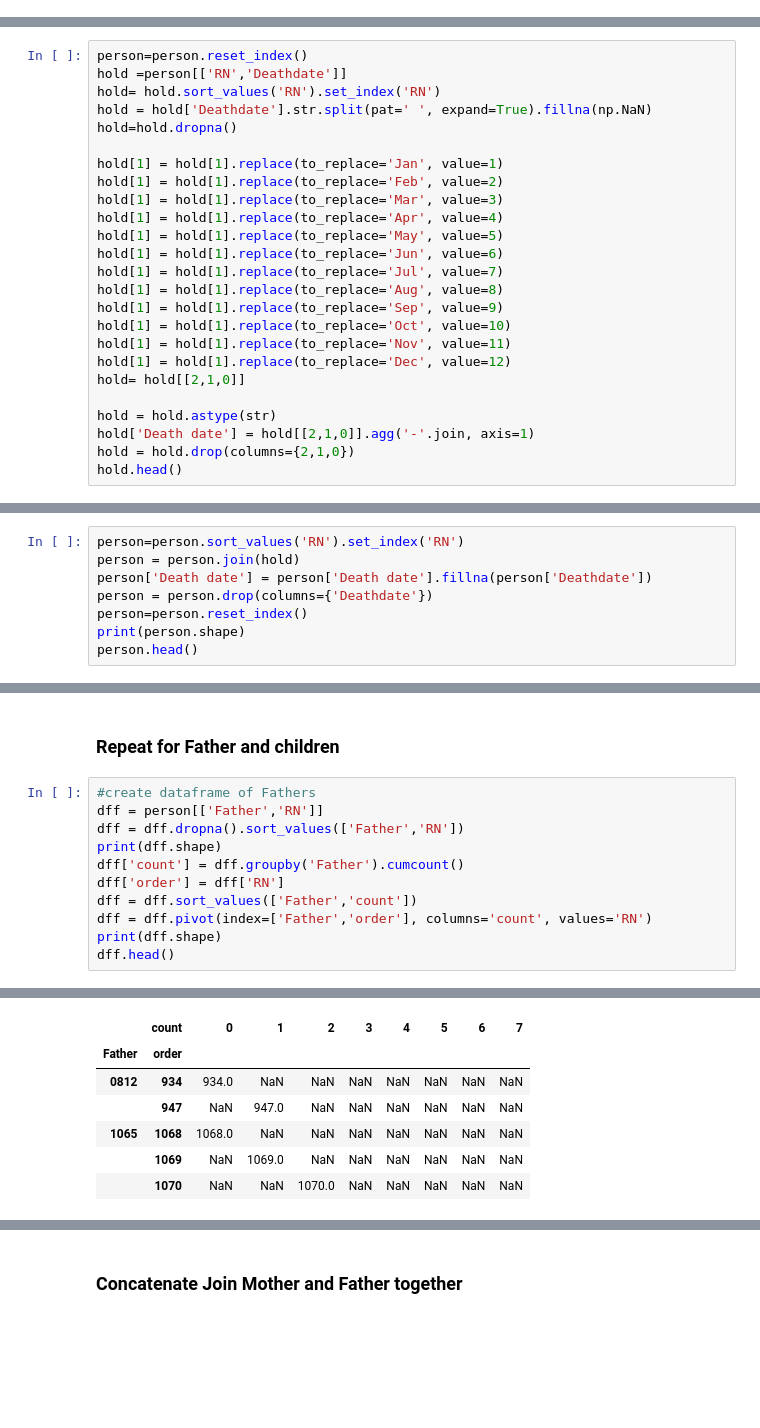
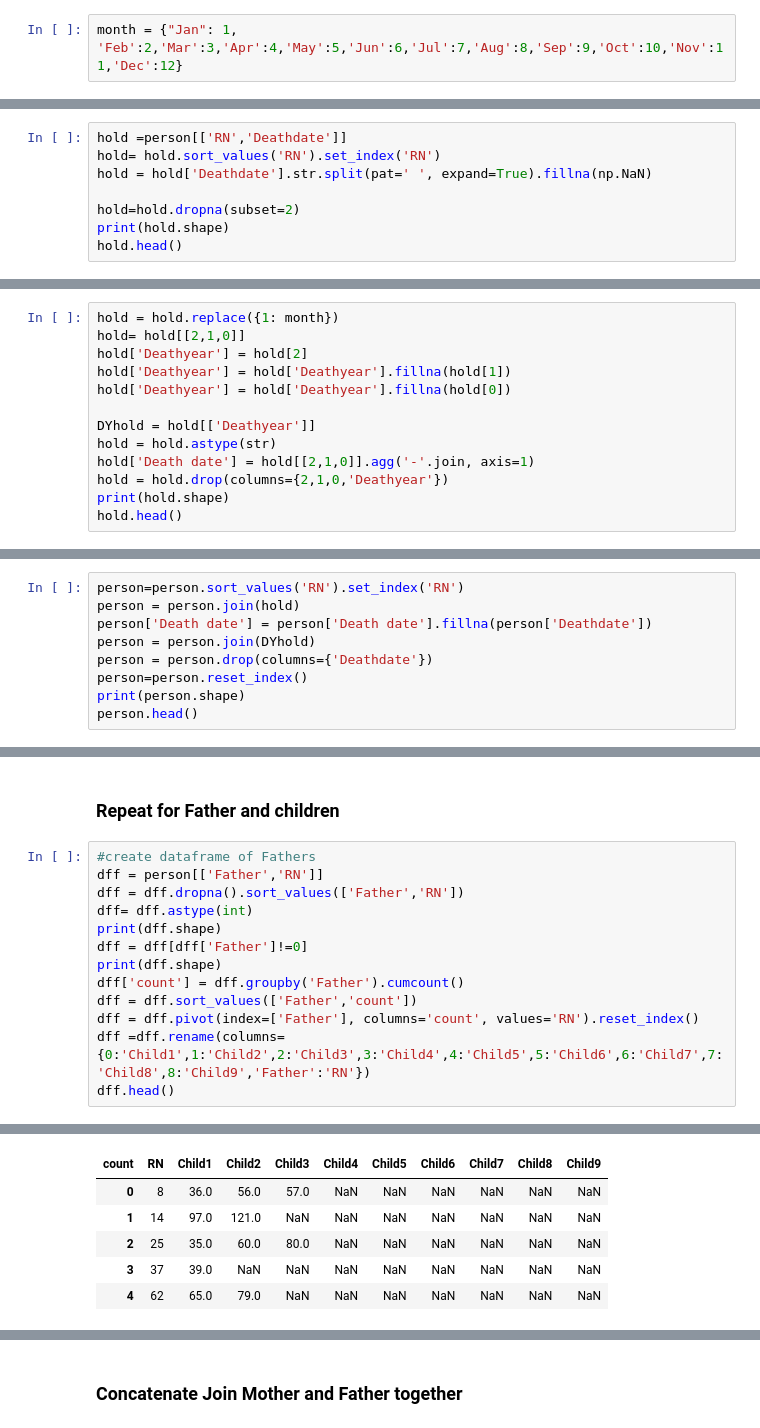
Before and after one commit to turtlek/CabellFamSociety, a Jupyter notebook: EnslavedData_UnionHill.ipynb, the cells around one changed output, grey strips where cells are left out. Cells and saved outputs as stored; diff of their text form; blank space fills up the shorter version.

```diff
--- a/EnslavedData_UnionHill.ipynb
+++ b/EnslavedData_UnionHill.ipynb
@@ -98,3 +102,5 @@ person.head(10)
+# %%
+month = {"Jan": 1, 'Feb':2,'Mar':3,'Apr':4,'May':5,'Jun':6,'Jul':7,'Aug':8,'Sep':9,'Oct':10,'Nov':11,'Dec':12}
 # %%
 hold =person[['RN','Birthdate']]
 hold= hold.sort_values('RN').set_index('RN')
@@ -166,28 +169,11 @@ person.head()
 # %% [markdown]
 ### Clean up Death Dates using same method
 # %%
-person=person.reset_index()
 hold =person[['RN','Deathdate']]
 hold= hold.sort_values('RN').set_index('RN')
 hold = hold['Deathdate'].str.split(pat=' ', expand=True).fillna(np.NaN)
-hold=hold.dropna()
 
-hold[1] = hold[1].replace(to_replace='Jan', value=1)
-hold[1] = hold[1].replace(to_replace='Feb', value=2)
-hold[1] = hold[1].replace(to_replace='Mar', value=3)
-hold[1] = hold[1].replace(to_replace='Apr', value=4)
-hold[1] = hold[1].replace(to_replace='May', value=5)
-hold[1] = hold[1].replace(to_replace='Jun', value=6)
-hold[1] = hold[1].replace(to_replace='Jul', value=7)
-hold[1] = hold[1].replace(to_replace='Aug', value=8)
-hold[1] = hold[1].replace(to_replace='Sep', value=9)
-hold[1] = hold[1].replace(to_replace='Oct', value=10)
-hold[1] = hold[1].replace(to_replace='Nov', value=11)
-hold[1] = hold[1].replace(to_replace='Dec', value=12)
-hold= hold[[2,1,0]]
-
-hold = hold.astype(str)
-hold['Death date'] = hold[[2,1,0]].agg('-'.join, axis=1)
-hold = hold.drop(columns={2,1,0})
+hold=hold.dropna(subset=2)
+print(hold.shape)
 hold.head()
 # %% [output]
@@ -200,0 +188,13 @@ hold.head()
+# %%
+hold = hold.replace({1: month})
+hold= hold[[2,1,0]]
+hold['Deathyear'] = hold[2]
+hold['Deathyear'] = hold['Deathyear'].fillna(hold[1])
+hold['Deathyear'] = hold['Deathyear'].fillna(hold[0])
+
+DYhold = hold[['Deathyear']]
+hold = hold.astype(str)
+hold['Death date'] = hold[[2,1,0]].agg('-'.join, axis=1)
+hold = hold.drop(columns={2,1,0,'Deathyear'})
+print(hold.shape)
+hold.head()
@@ -202,6 +211,7 @@ hold.head()
 person=person.sort_values('RN').set_index('RN')
 person = person.join(hold)
 person['Death date'] = person['Death date'].fillna(person['Deathdate'])
+person = person.join(DYhold)
 person = person.drop(columns={'Deathdate'})
 person=person.reset_index()
 print(person.shape)
@@ -355,11 +262,13 @@ df.head()
 #create dataframe of Fathers
 dff = person[['Father','RN']]
 dff = dff.dropna().sort_values(['Father','RN'])
+dff= dff.astype(int)
+print(dff.shape)
+dff = dff[dff['Father']!=0]
 print(dff.shape)
 dff['count'] = dff.groupby('Father').cumcount()
-dff['order'] = dff['RN']
 dff = dff.sort_values(['Father','count'])
-dff = dff.pivot(index=['Father','order'], columns='count', values='RN')
-print(dff.shape)
+dff = dff.pivot(index=['Father'], columns='count', values='RN').reset_index()
+dff =dff.rename(columns={0:'Child1',1:'Child2',2:'Child3',3:'Child4',4:'Child5',5:'Child6',6:'Child7',7:'Child8',8:'Child9','Father':'RN'})
 dff.head()
 # %% [output]
@@ -368,7 +277,6 @@ dff.head()
-|  | count | 0 | 1 | 2 | 3 | 4 | 5 | 6 | 7 |
-| Father | order |  |  |  |  |  |  |  |  |
-| 0812 | 934 | 934.0 | NaN | NaN | NaN | NaN | NaN | NaN | NaN |
-|  | 947 | NaN | 947.0 | NaN | NaN | NaN | NaN | NaN | NaN |
-| 1065 | 1068 | 1068.0 | NaN | NaN | NaN | NaN | NaN | NaN | NaN |
-|  | 1069 | NaN | 1069.0 | NaN | NaN | NaN | NaN | NaN | NaN |
-|  | 1070 | NaN | NaN | 1070.0 | NaN | NaN | NaN | NaN | NaN |
+| count | RN | Child1 | Child2 | Child3 | Child4 | Child5 | Child6 | Child7 | Child8 | Child9 |
+| 0 | 8 | 36.0 | 56.0 | 57.0 | NaN | NaN | NaN | NaN | NaN | NaN |
+| 1 | 14 | 97.0 | 121.0 | NaN | NaN | NaN | NaN | NaN | NaN | NaN |
+| 2 | 25 | 35.0 | 60.0 | 80.0 | NaN | NaN | NaN | NaN | NaN | NaN |
+| 3 | 37 | 39.0 | NaN | NaN | NaN | NaN | NaN | NaN | NaN | NaN |
+| 4 | 62 | 65.0 | 79.0 | NaN | NaN | NaN | NaN | NaN | NaN | NaN |
```
Also changed, not shown: parts of 331 cells of this notebook.
